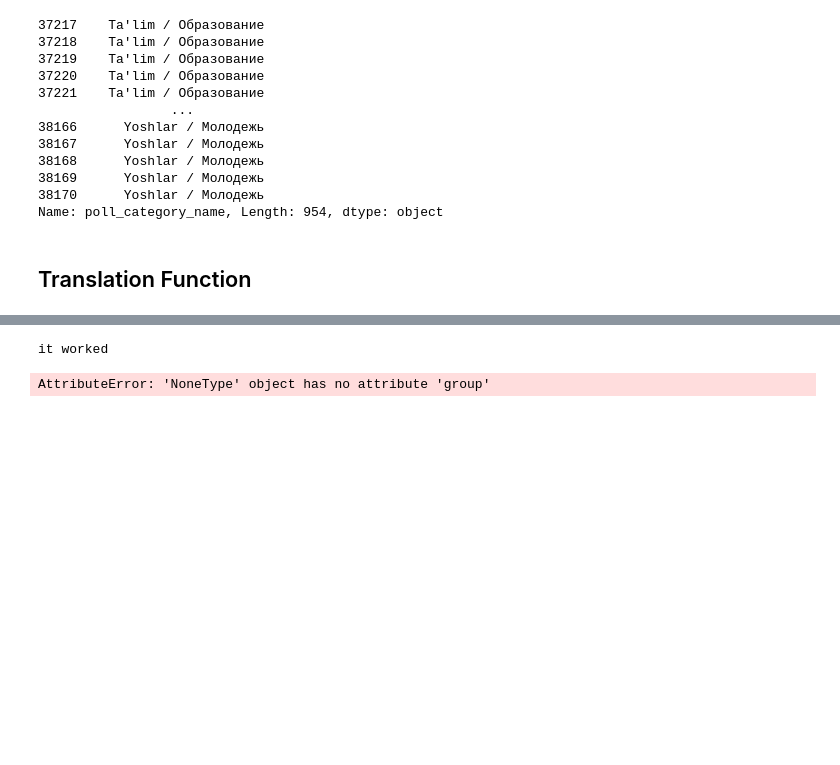
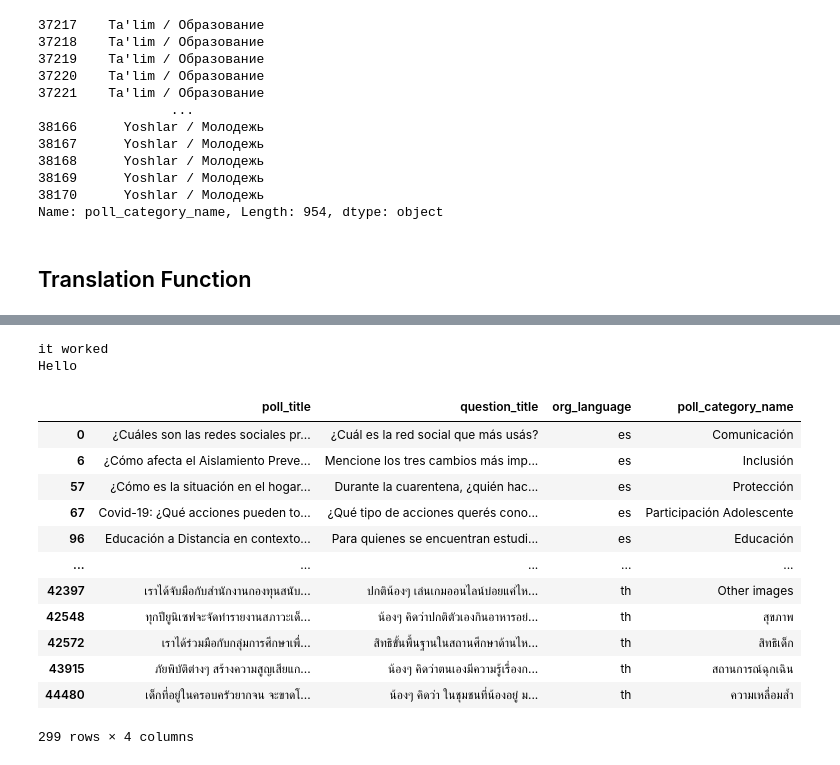
Before and after one commit to policyglot/unicef-ureport-polls, a Jupyter notebook: UNICEF_Finding_Common_Themes.ipynb, the cells around one changed output, grey strips where cells are left out. Drawn from its saved outputs; the diff is of its cells as text; code cells hidden in the pictures; blank space fills up the shorter version.

```diff
--- a/UNICEF_Finding_Common_Themes.ipynb
+++ b/UNICEF_Finding_Common_Themes.ipynb
@@ -238,5 +195,6 @@ AttributeError: 'NoneType' object has no attribute 'group'
 # %%
+time.sleep(10)
 print(translate_to_eng('Bonjour', 'fr'))
 # %% [output]
 it worked
+Hello
-AttributeError: 'NoneType' object has no attribute 'group'
@@ -242,0 +203,16 @@ AttributeError: 'NoneType' object has no attribute 'group'
+# %%
+unique_non_eng_polls
+# %% [output]
+|  | poll_title | question_title | org_language | poll_category_name |
+| 0 | ¿Cuáles son las redes sociales pr... | ¿Cuál es la red social que más usás? | es | Comunicación |
+| 6 | ¿Cómo afecta el Aislamiento Preve... | Mencione los tres cambios más imp... | es | Inclusión |
+| 57 | ¿Cómo es la situación en el hogar... | Durante la cuarentena, ¿quién hac... | es | Protección |
+| 67 | Covid-19: ¿Qué acciones pueden to... | ¿Qué tipo de acciones querés cono... | es | Participación Adolescente |
+| 96 | Educación a Distancia en contexto... | Para quienes se encuentran estudi... | es | Educación |
+| ... | ... | ... | ... | ... |
+| 42397 | เราได้จับมือกับสำนักงานกองทุนสนับ... | ปกติน้องๆ เล่นเกมออนไลน์บ่อยแค่ไห... | th | Other images |
+| 42548 | ทุกปียูนิเซฟจะจัดทำรายงานสภาวะเด็... | น้องๆ คิดว่าปกติตัวเองกินอาหารอย่... | th | สุขภาพ |
+| 42572 | เราได้ร่วมมือกับกลุ่มการศึกษาเพื่... | สิทธิขั้นพื้นฐานในสถานศึกษาด้านไห... | th | สิทธิเด็ก |
+| 43915 | ภัยพิบัติต่างๆ สร้างความสูญเสียแก... | น้องๆ คิดว่าตนเองมีความรู้เรื่องก... | th | สถานการณ์ฉุกเฉิน |
+| 44480 | เด็กที่อยู่ในครอบครัวยากจน จะขาดโ... | น้องๆ คิดว่า ในชุมชนที่น้องอยู่ ม... | th | ความเหลื่อมล้ำ |
+299 rows × 4 columns
```
Also changed, not shown: parts of 13 cells of this notebook, 1 other file.
